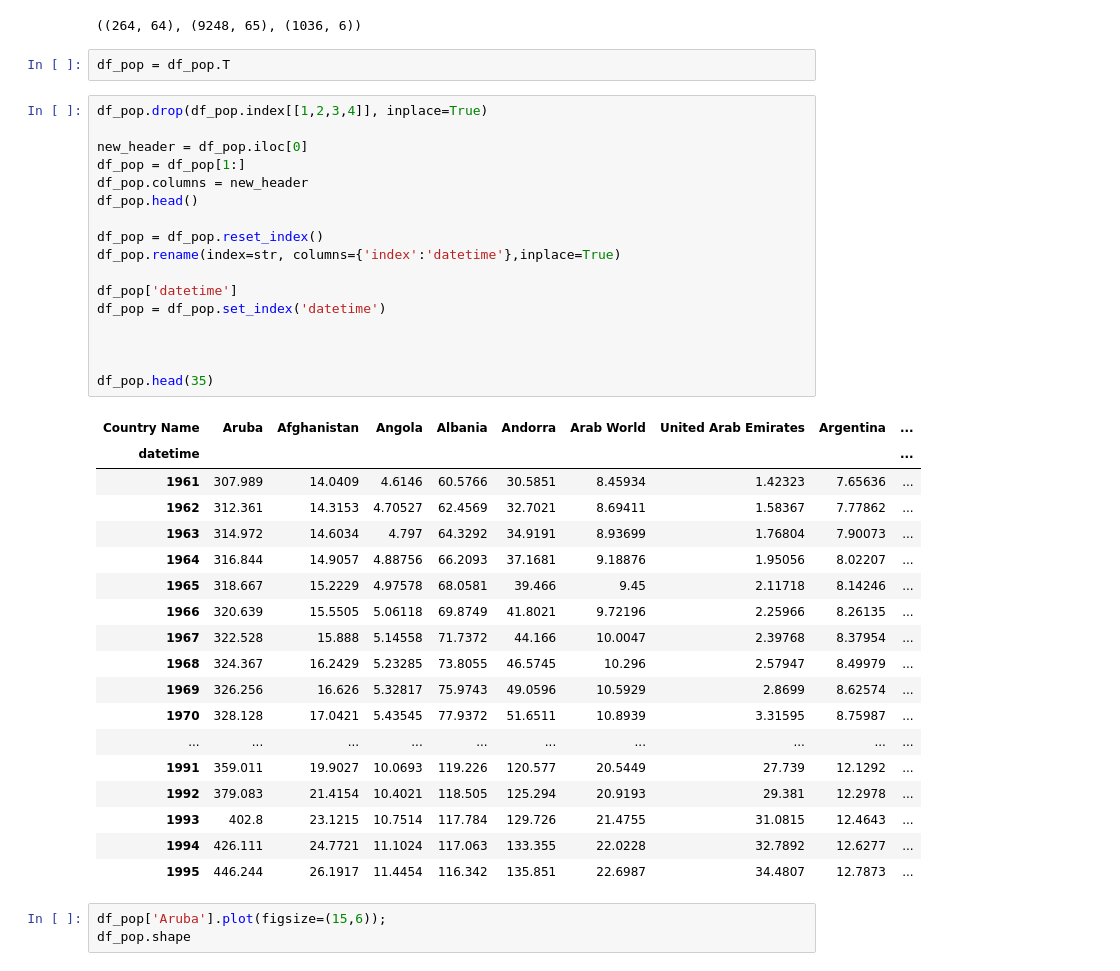
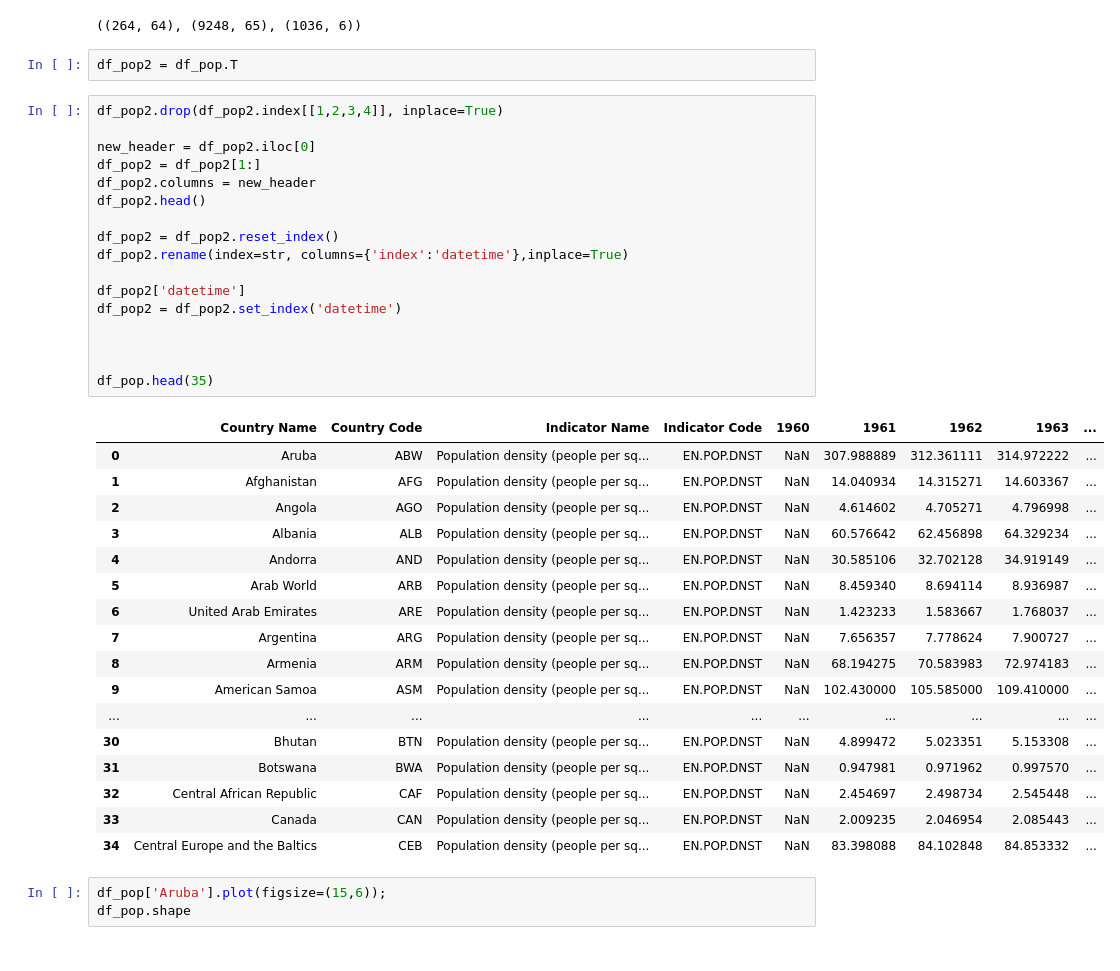
Before and after one commit to deforestation-dashboard/build_deforestationDash_DS1, a Jupyter notebook: DS1-Deforestation.ipynb, the cells around one changed output. Saved outputs shown, nothing was run; the diff lists cells and outputs as text.

```diff
--- a/DS1-Deforestation.ipynb
+++ b/DS1-Deforestation.ipynb
@@ -84,43 +84,42 @@ df_pop.shape, df_env.shape, df_lan.shape
 # %% [output]
 ((264, 64), (9248, 65), (1036, 6))
 # %%
-df_pop = df_pop.T
+df_pop2 = df_pop.T
 # %%
-df_pop.drop(df_pop.index[[1,2,3,4]], inplace=True)
+df_pop2.drop(df_pop2.index[[1,2,3,4]], inplace=True)
 
-new_header = df_pop.iloc[0]
-df_pop = df_pop[1:]
-df_pop.columns = new_header
-df_pop.head()
+new_header = df_pop2.iloc[0]
+df_pop2 = df_pop2[1:]
+df_pop2.columns = new_header
+df_pop2.head()
 
-df_pop = df_pop.reset_index()
-df_pop.rename(index=str, columns={'index':'datetime'},inplace=True)
+df_pop2 = df_pop2.reset_index()
+df_pop2.rename(index=str, columns={'index':'datetime'},inplace=True)
 
-df_pop['datetime']
-df_pop = df_pop.set_index('datetime')
+df_pop2['datetime']
+df_pop2 = df_pop2.set_index('datetime')
 
 
 
 df_pop.head(35)
 # %% [output]
-| Country Name | Aruba | Afghanistan | Angola | Albania | Andorra | Arab World | United Arab Emirates | Argentina | ... |
-| datetime |  |  |  |  |  |  |  |  | ... |
-| 1961 | 307.989 | 14.0409 | 4.6146 | 60.5766 | 30.5851 | 8.45934 | 1.42323 | 7.65636 | ... |
-| 1962 | 312.361 | 14.3153 | 4.70527 | 62.4569 | 32.7021 | 8.69411 | 1.58367 | 7.77862 | ... |
-| 1963 | 314.972 | 14.6034 | 4.797 | 64.3292 | 34.9191 | 8.93699 | 1.76804 | 7.90073 | ... |
-| 1964 | 316.844 | 14.9057 | 4.88756 | 66.2093 | 37.1681 | 9.18876 | 1.95056 | 8.02207 | ... |
-| 1965 | 318.667 | 15.2229 | 4.97578 | 68.0581 | 39.466 | 9.45 | 2.11718 | 8.14246 | ... |
-| 1966 | 320.639 | 15.5505 | 5.06118 | 69.8749 | 41.8021 | 9.72196 | 2.25966 | 8.26135 | ... |
-| 1967 | 322.528 | 15.888 | 5.14558 | 71.7372 | 44.166 | 10.0047 | 2.39768 | 8.37954 | ... |
-| 1968 | 324.367 | 16.2429 | 5.23285 | 73.8055 | 46.5745 | 10.296 | 2.57947 | 8.49979 | ... |
-| 1969 | 326.256 | 16.626 | 5.32817 | 75.9743 | 49.0596 | 10.5929 | 2.8699 | 8.62574 | ... |
-| 1970 | 328.128 | 17.0421 | 5.43545 | 77.9372 | 51.6511 | 10.8939 | 3.31595 | 8.75987 | ... |
+|  | Country Name | Country Code | Indicator Name | Indicator Code | 1960 | 1961 | 1962 | 1963 | ... |
+| 0 | Aruba | ABW | Population density (people per sq... | EN.POP.DNST | NaN | 307.988889 | 312.361111 | 314.972222 | ... |
+| 1 | Afghanistan | AFG | Population density (people per sq... | EN.POP.DNST | NaN | 14.040934 | 14.315271 | 14.603367 | ... |
+| 2 | Angola | AGO | Population density (people per sq... | EN.POP.DNST | NaN | 4.614602 | 4.705271 | 4.796998 | ... |
+| 3 | Albania | ALB | Population density (people per sq... | EN.POP.DNST | NaN | 60.576642 | 62.456898 | 64.329234 | ... |
+| 4 | Andorra | AND | Population density (people per sq... | EN.POP.DNST | NaN | 30.585106 | 32.702128 | 34.919149 | ... |
+| 5 | Arab World | ARB | Population density (people per sq... | EN.POP.DNST | NaN | 8.459340 | 8.694114 | 8.936987 | ... |
+| 6 | United Arab Emirates | ARE | Population density (people per sq... | EN.POP.DNST | NaN | 1.423233 | 1.583667 | 1.768037 | ... |
+| 7 | Argentina | ARG | Population density (people per sq... | EN.POP.DNST | NaN | 7.656357 | 7.778624 | 7.900727 | ... |
+| 8 | Armenia | ARM | Population density (people per sq... | EN.POP.DNST | NaN | 68.194275 | 70.583983 | 72.974183 | ... |
+| 9 | American Samoa | ASM | Population density (people per sq... | EN.POP.DNST | NaN | 102.430000 | 105.585000 | 109.410000 | ... |
 | ... | ... | ... | ... | ... | ... | ... | ... | ... | ... |
-| 1991 | 359.011 | 19.9027 | 10.0693 | 119.226 | 120.577 | 20.5449 | 27.739 | 12.1292 | ... |
-| 1992 | 379.083 | 21.4154 | 10.4021 | 118.505 | 125.294 | 20.9193 | 29.381 | 12.2978 | ... |
-| 1993 | 402.8 | 23.1215 | 10.7514 | 117.784 | 129.726 | 21.4755 | 31.0815 | 12.4643 | ... |
-| 1994 | 426.111 | 24.7721 | 11.1024 | 117.063 | 133.355 | 22.0228 | 32.7892 | 12.6277 | ... |
-| 1995 | 446.244 | 26.1917 | 11.4454 | 116.342 | 135.851 | 22.6987 | 34.4807 | 12.7873 | ... |
+| 30 | Bhutan | BTN | Population density (people per sq... | EN.POP.DNST | NaN | 4.899472 | 5.023351 | 5.153308 | ... |
+| 31 | Botswana | BWA | Population density (people per sq... | EN.POP.DNST | NaN | 0.947981 | 0.971962 | 0.997570 | ... |
+| 32 | Central African Republic | CAF | Population density (people per sq... | EN.POP.DNST | NaN | 2.454697 | 2.498734 | 2.545448 | ... |
+| 33 | Canada | CAN | Population density (people per sq... | EN.POP.DNST | NaN | 2.009235 | 2.046954 | 2.085443 | ... |
+| 34 | Central Europe and the Baltics | CEB | Population density (people per sq... | EN.POP.DNST | NaN | 83.398088 | 84.102848 | 84.853332 | ... |
 # %%
 df_pop['Aruba'].plot(figsize=(15,6));
 df_pop.shape
```
Also changed, not shown: parts of 6 cells of this notebook.
